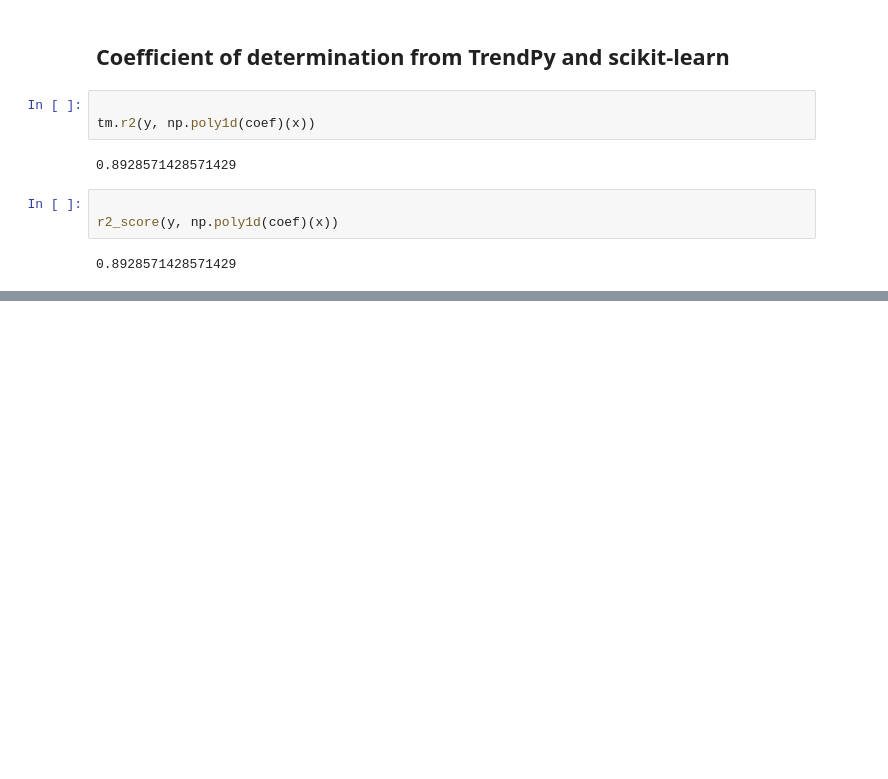
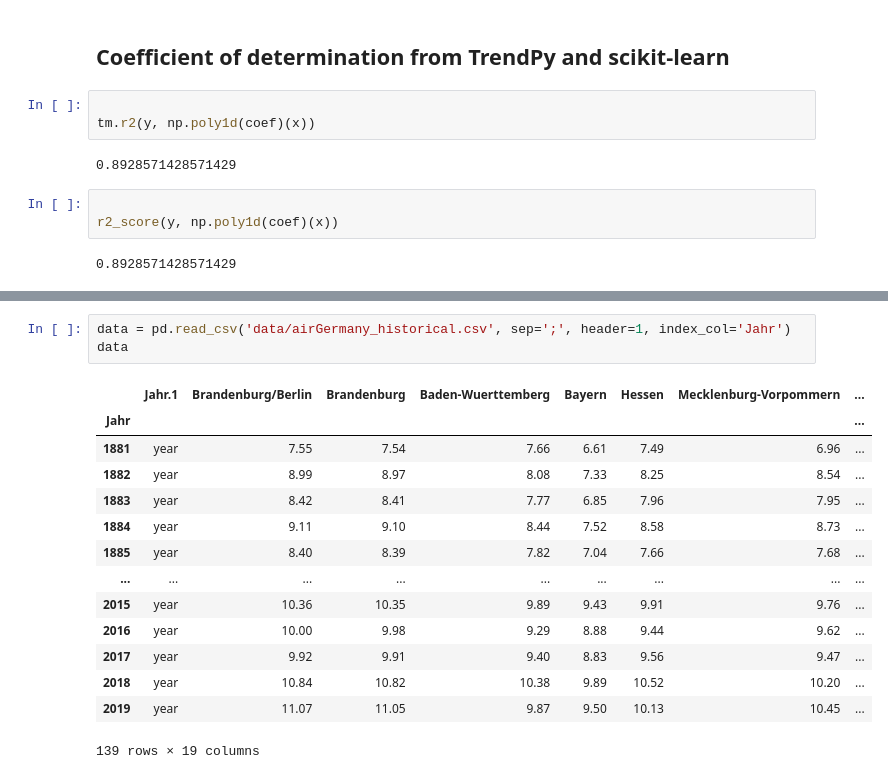
Before and after one commit to zolabar/trendPy, a Jupyter notebook: example.ipynb, the cells around one changed output, grey strips where cells are left out. Drawn from its saved outputs; the diff is of its cells as text; blank space fills up the shorter version.

```diff
--- a/example.ipynb
+++ b/example.ipynb
@@ -65,0 +85,18 @@ r2_score(y, np.poly1d(coef)(x))
+# %%
+data = pd.read_csv('data/airGermany_historical.csv', sep=';', header=1, index_col='Jahr')
+data
+# %% [output]
+|  | Jahr.1 | Brandenburg/Berlin | Brandenburg | Baden-Wuerttemberg | Bayern | Hessen | Mecklenburg-Vorpommern | ... |
+| Jahr |  |  |  |  |  |  |  | ... |
+| 1881 | year | 7.55 | 7.54 | 7.66 | 6.61 | 7.49 | 6.96 | ... |
+| 1882 | year | 8.99 | 8.97 | 8.08 | 7.33 | 8.25 | 8.54 | ... |
+| 1883 | year | 8.42 | 8.41 | 7.77 | 6.85 | 7.96 | 7.95 | ... |
+| 1884 | year | 9.11 | 9.10 | 8.44 | 7.52 | 8.58 | 8.73 | ... |
+| 1885 | year | 8.40 | 8.39 | 7.82 | 7.04 | 7.66 | 7.68 | ... |
+| ... | ... | ... | ... | ... | ... | ... | ... | ... |
+| 2015 | year | 10.36 | 10.35 | 9.89 | 9.43 | 9.91 | 9.76 | ... |
+| 2016 | year | 10.00 | 9.98 | 9.29 | 8.88 | 9.44 | 9.62 | ... |
+| 2017 | year | 9.92 | 9.91 | 9.40 | 8.83 | 9.56 | 9.47 | ... |
+| 2018 | year | 10.84 | 10.82 | 10.38 | 9.89 | 10.52 | 10.20 | ... |
+| 2019 | year | 11.07 | 11.05 | 9.87 | 9.50 | 10.13 | 10.45 | ... |
+139 rows × 19 columns
```
Also changed, not shown: parts of 4 cells of this notebook, 5 other files.
